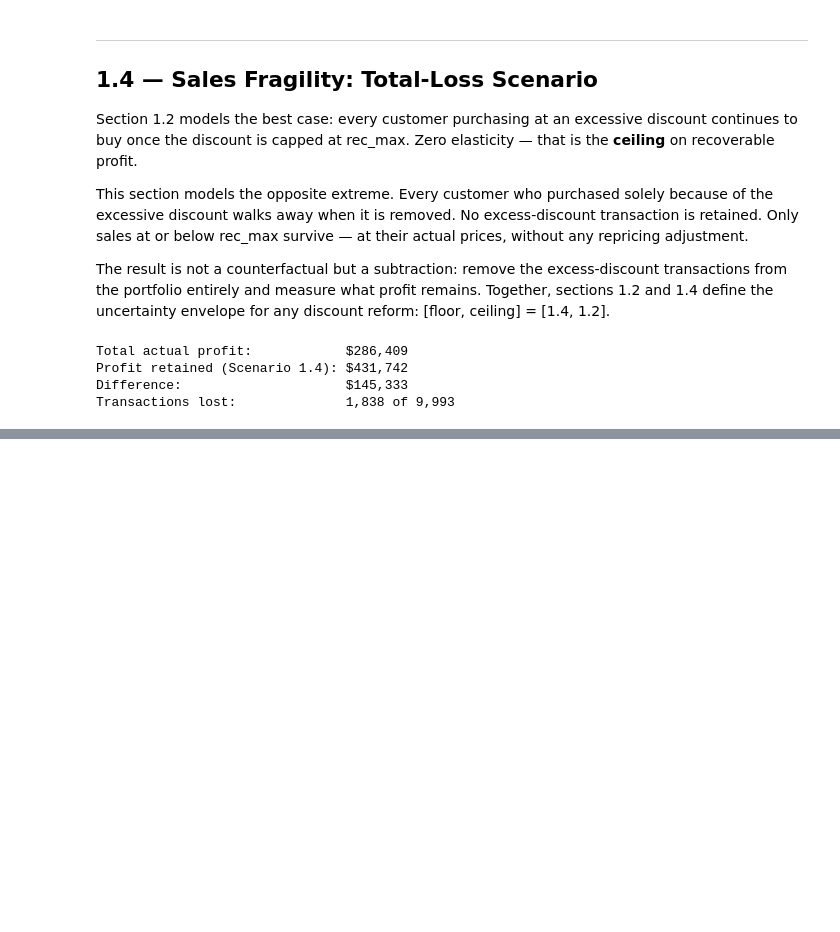
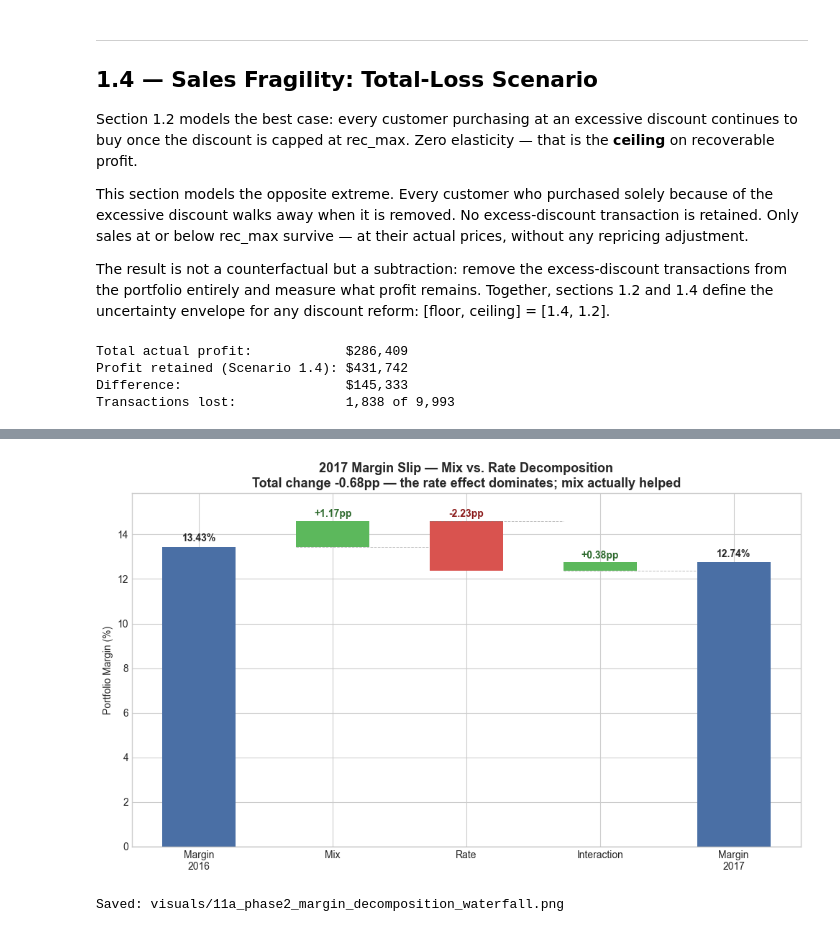
Before and after one commit to JoseFranTZ/superstore-sales-analysis, a Jupyter notebook: notebooks/03_phase2_discounts.ipynb, the cells around one changed output, grey strips where cells are left out. Saved outputs shown, nothing was run; the diff lists cells and outputs as text; code cells hidden in the pictures; blank space fills up the shorter version.

```diff
--- a/notebooks/03_phase2_discounts.ipynb
+++ b/notebooks/03_phase2_discounts.ipynb
@@ -845,0 +1350,37 @@ Table 4 — Fragility Scenario: Transactions Lost and Profit Retained by Sub-Cat
+# %%
+# Waterfall: Margin 2016 -> Mix -> Rate -> Interaction -> Margin 2017
+labels = ['Margin\n2016', 'Mix', 'Rate', 'Interaction', 'Margin\n2017']
+M16p, M17p = M16 * 100, M17 * 100
+deltas = [MIX * 100, RATE * 100, INTER * 100]
+
+fig, ax = plt.subplots(figsize=(10, 6))
+ax.bar(0, M16p, width=0.55, color='#4a6fa5')
+ax.bar(4, M17p, width=0.55, color='#4a6fa5')
+ax.text(0, M16p + 0.25, f'{M16p:.2f}%', ha='center', fontweight='bold')
+ax.text(4, M17p + 0.25, f'{M17p:.2f}%', ha='center', fontweight='bold')
+
+run = M16p
+for i, d in enumerate(deltas, start=1):
+    bottom = run if d >= 0 else run + d
+    color = '#5cb85c' if d >= 0 else '#d9534f'
+    ax.bar(i, abs(d), bottom=bottom, width=0.55, color=color)
+    ax.text(i, max(run, run + d) + 0.18, f'{d:+.2f}pp', ha='center',
+            fontweight='bold', color='#2d6a2d' if d >= 0 else '#8b1a1a')
+    ax.plot([i - 0.275, i + 0.725], [run, run], color='gray', lw=0.7, ls='--', alpha=0.5)
+    run += d
+
+ax.set_xticks(range(5))
+ax.set_xticklabels(labels)
+ax.set_ylabel('Portfolio Margin (%)')
+ax.set_ylim(0, max(M16p, M17p) * 1.18)
+ax.set_title('2017 Margin Slip — Mix vs. Rate Decomposition\n'
+             f'Total change {(M17 - M16) * 100:+.2f}pp — the rate effect dominates; mix actually helped',
+             fontsize=13, fontweight='bold')
+ax.axhline(0, color='black', lw=0.8)
+plt.tight_layout()
+plt.savefig('../visuals/11a_phase2_margin_decomposition_waterfall.png', dpi=150, bbox_inches='tight')
+plt.show()
+print('Saved: visuals/11a_phase2_margin_decomposition_waterfall.png')
+# %% [output]
+[figure, added]
+Saved: visuals/11a_phase2_margin_decomposition_waterfall.png
```
Also changed, not shown: parts of 29 cells of this notebook, 12 other files.
